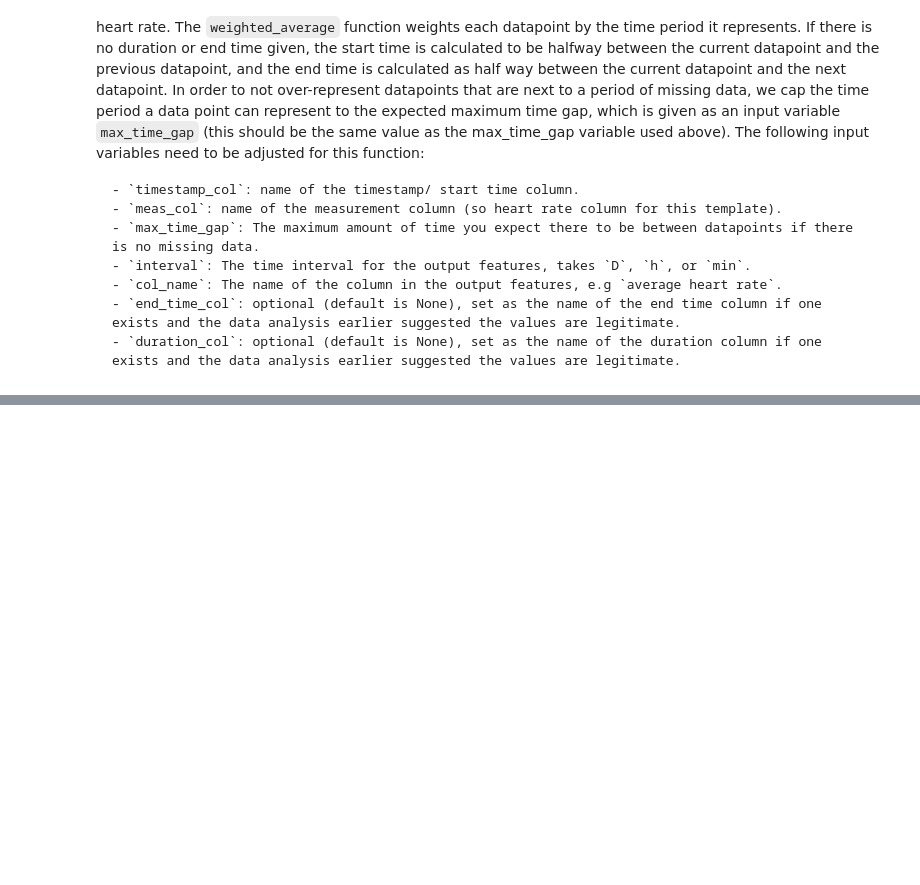
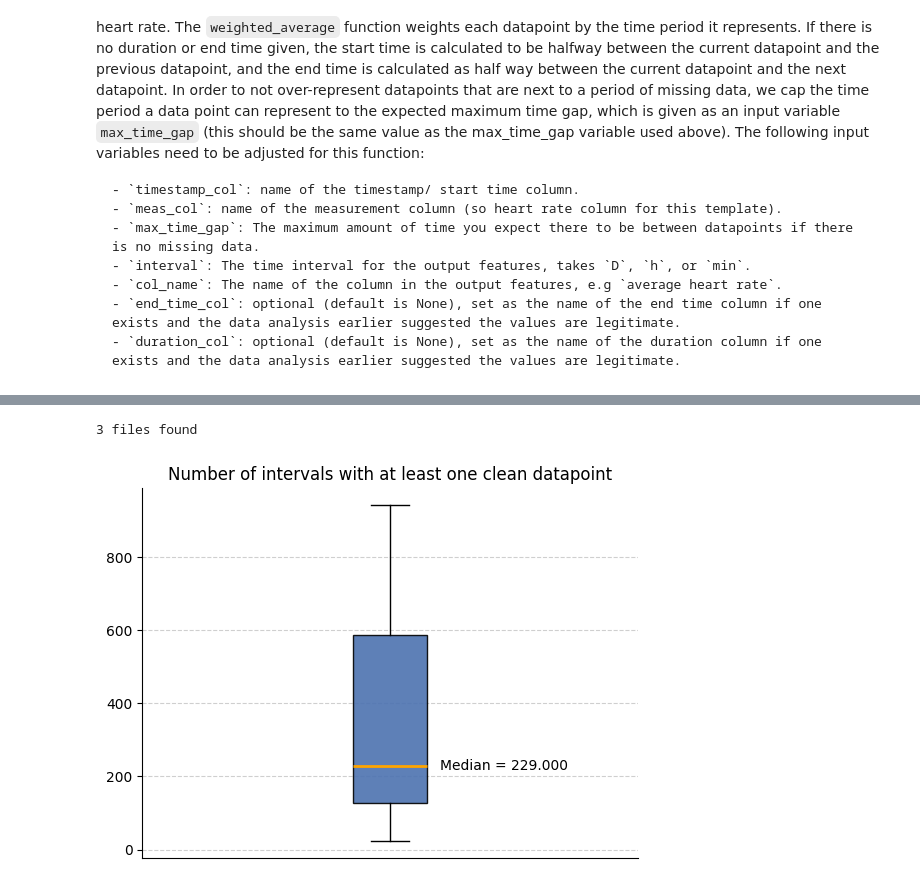
Before and after one commit to MentalHealthMission/data-book, a Jupyter notebook: content/heart_rate_specific_template.ipynb, the cells around one changed output, grey strips where cells are left out. Drawn from its saved outputs; the diff is of its cells as text; code cells hidden in the pictures; blank space fills up the shorter version.

```diff
--- a/content/heart_rate_specific_template.ipynb
+++ b/content/heart_rate_specific_template.ipynb
@@ -476,16 +469,0 @@ hours) have more than 50% coverage across all participants.
-# %%
-input_folder = output_folder # The folder that contains all the site subfolders with the cleaned data and metadata features
-csv_name = "active_apple_healthkit_heart_rate_h_metadata"
-files_list = helper_funcs.get_file_paths(
-    input_folder, csv_name, Folder_structure=2, site_list=site_list
-)
-filter_field = "Coverage (secs) from clean datapoints"  # This can be changed if you want coverage from all datapoints
-
-all_participants = []
-for path in files_list:
-    df = pd.read_csv(path)
-    all_participants.append(
-        1 - (len(df[df[filter_field] > 1800]) / len(df[filter_field]))
-    )
-
-helper_funcs.draw_boxplot(df=all_participants, title="Fraction of hours with more than 50% coverage")
@@ -494,0 +483,16 @@ helper_funcs.draw_boxplot(df=all_participants, title="Fraction of hours with mor
+# %%
+csv_name = "active_apple_healthkit_heart_rate_h_metadata" # The name of the metadata files created above.
+input_folder = output_folder
+files_list = helper_funcs.get_file_paths(
+    input_folder, csv_name, Folder_structure=2, site_list=site_list
+)
+all_participants = []
+for path in files_list:
+    df = pd.read_csv(path)
+    df["total clean datapoints"] = df["total counts"] - df["total timestamps with any error"]
+    all_participants.append(len(df[df["total clean datapoints"] > 0]))
+
+helper_funcs.draw_boxplot(df=all_participants, title="Number of intervals with at least one clean datapoint")
+# %% [output]
+3 files found
+[figure, added]
```
Also changed, not shown: parts of 8 cells of this notebook, 4 other files.
